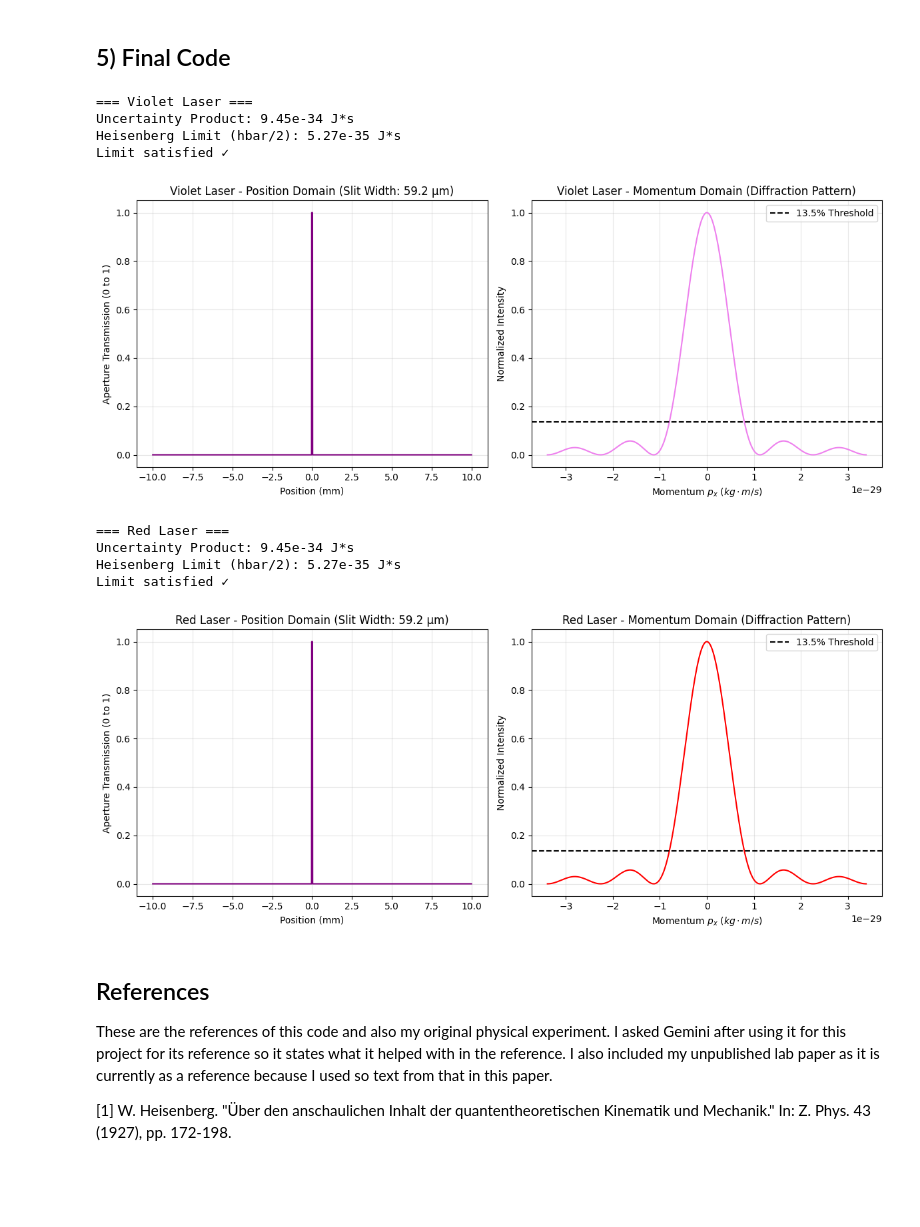
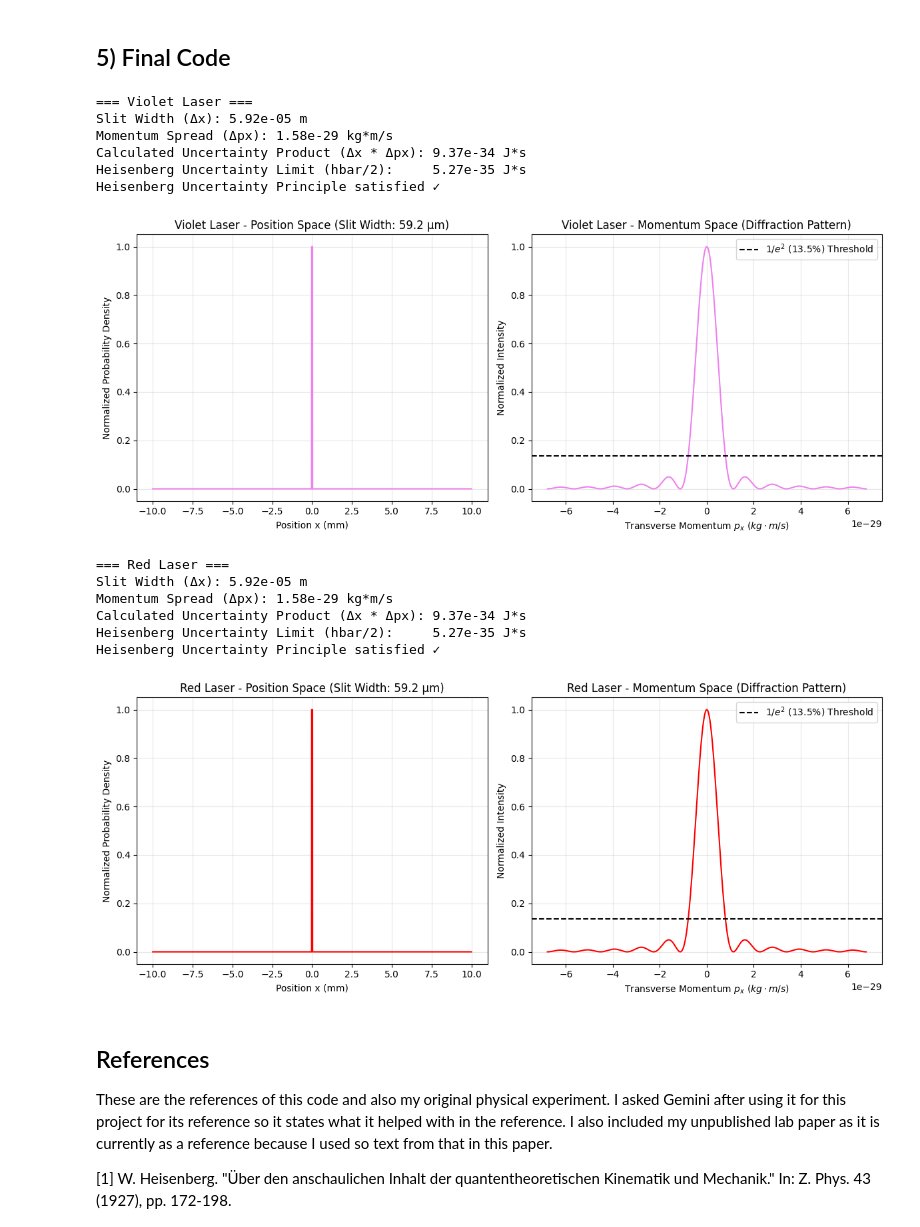
Before and after one commit to ryanmoritz1213/Final-Proposal, a Jupyter notebook: FinalProject.ipynb, the cells around one changed output. Saved outputs shown, nothing was run; the diff lists cells and outputs as text; code cells hidden in the pictures; blank space fills up the shorter version.

```diff
--- a/FinalProject.ipynb
+++ b/FinalProject.ipynb
@@ -119,27 +137,28 @@ Finally the frequency of the light waves depicted by the FFT are converted into
 # %%
 #4
 def get_uncertainty_product(px_axis, intensity, dx_val):
-    # Finds the width a 13.5% (1/e^2 width)
+    # Finds the momentum spread at the 13.5% (1/e^2) peak intensity threshold
     cutoff = intensity > 0.135
     delta_px = np.max(px_axis[cutoff]) - np.min(px_axis[cutoff])
 
     product = dx_val * delta_px
     return delta_px, product
 
-# This is the test for the violet laser in example.
-# Loop for all lasers
+# Loop for different light sources
 for name, params in sources.items():
-    px, intensity_profile = simulate_diffraction(slit, params["lambda"])
+    px, intensity_profile = simulate_diffraction(slit_wavefunction, params["lambda"])
     d_px, uncert_product = get_uncertainty_product(px, intensity_profile, current_dx)
 
-    # INDENTED: These now repeat for EVERY laser in the loop
     print(f"\n=== {name} ===")
-    print(f"Uncertainty Product: {uncert_product:.2e} J*s")
-    print(f"Heisenberg Limit (hbar/2): {h_bar/2:.2e} J*s")
+    print(f"Slit Width (Δx): {current_dx:.2e} m")
+    print(f"Momentum Spread (Δpx): {d_px:.2e} kg*m/s")
+    print(f"Calculated Uncertainty Product (Δx * Δpx): {uncert_product:.2e} J*s")
+    print(f"Heisenberg Uncertainty Limit (hbar/2):     {h_bar/2:.2e} J*s")
 
+# Check for Uncertainty Principle
     if uncert_product >= (h_bar / 2):
-        print("Limit satisfied ✓")
+        print("Heisenberg Uncertainty Principle satisfied ✓")
     else:
-        print("Limit not satisfied")
+        print("Limit NOT satisfied ✗")
 # %% [output]
 === Violet Laser ===
@@ -228,13 +253,28 @@ def create_aperture(width_delta_x):
     return aperture
 
 # Define the physical slit width (delta x)
-current_dx = 5.92e-5
+current_dx = 5.92e-5 #From my physical lab experiment
 slit_wavefunction = create_aperture(current_dx)
 
 #3
 def simulate_diffraction(aperture_wavefunction, wavelength):
     # Fast Fourier Transform to get the momentum wavefunction
     # We multiply by dx to preserve the continuous Fourier Transform scaling
+    """
+    Transform the position-space wavefunction into momentum space via an FFT.
+
+    Converts the discrete spatial grid into a scaled representation
+    of quantum mechanical momentum states, shifting the zero-frequency
+    component to the center of the spectrum.
+
+    Parameters:
+    aperture_wavefunction (numpy.ndarray): Normalized position-space amplitude distribution.
+    dx (float): Spatial step size between grid points (meters).
+
+    Returns:
+    numpy.ndarray: The centered, physically scaled momentum-space wavefunction.
+    """
+
     momentum_wavefunction = np.fft.fft(aperture_wavefunction) * dx
     momentum_wavefunction = np.fft.fftshift(momentum_wavefunction)
 
@@ -282,41 +322,45 @@ for name, params in sources.items():
 
     #5 Plotting
     plt.figure(figsize=(12, 5))
 
     # Position Domain
     plt.subplot(1, 2, 1)
     # Re-normalize for plotting presentation
     plt.plot(x * 1000, np.abs(slit_wavefunction)**2 / np.max(np.abs(slit_wavefunction)**2), color=params["color"])
     plt.title(f"{name} - Position Space (Slit Width: {current_dx*1e6:.1f} µm)")
     plt.xlabel("Position x (mm)")
     plt.ylabel("Normalized Probability Density")
     plt.grid(True, alpha=0.3)
 
     # Momentum Domain
     plt.subplot(1, 2, 2)
     plt.plot(px, intensity_profile, color=params["color"])
 
     # 13.5% threshold line
     plt.axhline(y=0.135, color='black', linestyle='--', label='$1/e^2$ (13.5%) Threshold')
     plt.title(f"{name} - Momentum Space (Diffraction Pattern)")
     plt.xlabel(r"Transverse Momentum $p_x$ ($kg \cdot m/s$)")
     plt.ylabel("Normalized Intensity")
     plt.legend()
     plt.grid(True, alpha=0.3)
 
     plt.tight_layout()
     plt.show()
 # %% [output]
 === Violet Laser ===
-Uncertainty Product: 9.45e-34 J*s
-Heisenberg Limit (hbar/2): 5.27e-35 J*s
-Limit satisfied ✓
+Slit Width (Δx): 5.92e-05 m
+Momentum Spread (Δpx): 1.58e-29 kg*m/s
+Calculated Uncertainty Product (Δx * Δpx): 9.37e-34 J*s
+Heisenberg Uncertainty Limit (hbar/2):     5.27e-35 J*s
+Heisenberg Uncertainty Principle satisfied ✓
-[figure, old version]
+[figure, new version]
 === Red Laser ===
-Uncertainty Product: 9.45e-34 J*s
-Heisenberg Limit (hbar/2): 5.27e-35 J*s
-Limit satisfied ✓
+Slit Width (Δx): 5.92e-05 m
+Momentum Spread (Δpx): 1.58e-29 kg*m/s
+Calculated Uncertainty Product (Δx * Δpx): 9.37e-34 J*s
+Heisenberg Uncertainty Limit (hbar/2):     5.27e-35 J*s
+Heisenberg Uncertainty Principle satisfied ✓
-[figure, old version]
+[figure, new version]
 # %% [markdown]
 ## References
 These are the references of this code and also my original physical experiment. I asked Gemini after using it for this project for its reference so it states what it helped with in the reference. I also included my unpublished lab paper as it is currently as a reference because I used so text from that in this paper.
```
Also changed, not shown: parts of 7 cells of this notebook.
